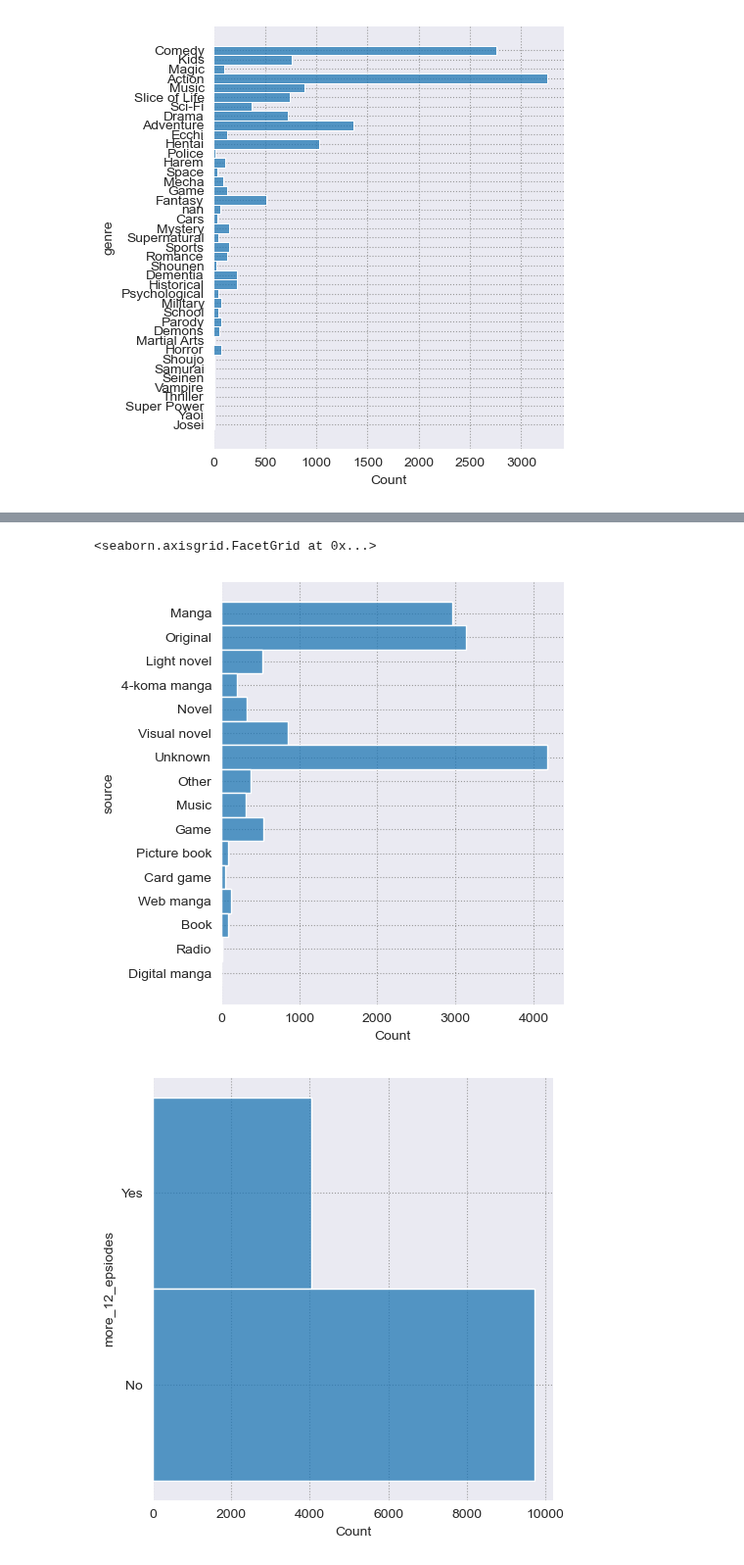
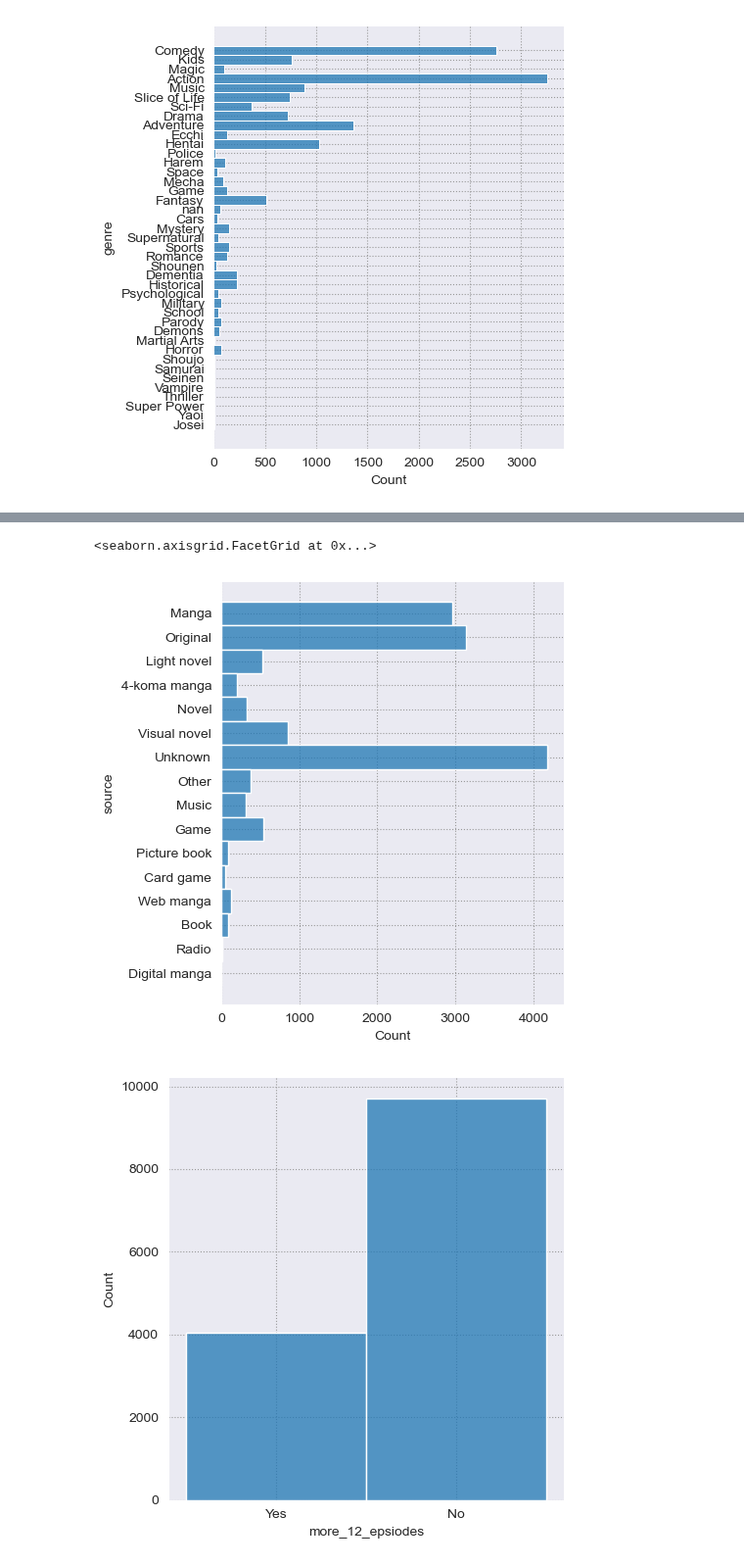
Before and after one commit to YoksanVC/TEC_DataScienceCert, a Jupyter notebook: Module_4_BigData/Proyecto/Propuesta_2_AnimesCompletados/analizis_propuesta_2.ipynb, the cells around one changed output, grey strips where cells are left out. Shown at 98% size. Drawn from its saved outputs; the diff is of its cells as text; code cells hidden in the pictures.

Commit message:
Data analisis completed

```diff
--- a/Module_4_BigData/Proyecto/Propuesta_2_AnimesCompletados/analizis_propuesta_2.ipynb
+++ b/Module_4_BigData/Proyecto/Propuesta_2_AnimesCompletados/analizis_propuesta_2.ipynb
@@ -241,12 +241,12 @@ df_anime_list_cleanned.head(10)
 # %%
 # Histogramas de la informacion de los video juegos
 sns.displot(data=df_anime_list_cleanned, y='source')
-sns.displot(data=df_anime_list_cleanned, y='more_12_epsiodes')
+sns.displot(data=df_anime_list_cleanned, x='more_12_epsiodes')
 sns.displot(data=df_anime_list_cleanned, y='rating')
-sns.displot(data=df_anime_list_cleanned, y='score')
+sns.displot(data=df_anime_list_cleanned, x='score')
 sns.displot(data=df_anime_list_cleanned, y='genre')
 # %% [output]
 <seaborn.axisgrid.FacetGrid at 0x...>
 [figure]
-[figure, old version]
+[figure, new version]
 [figure]
```
Also changed, not shown: parts of 15 cells of this notebook.
